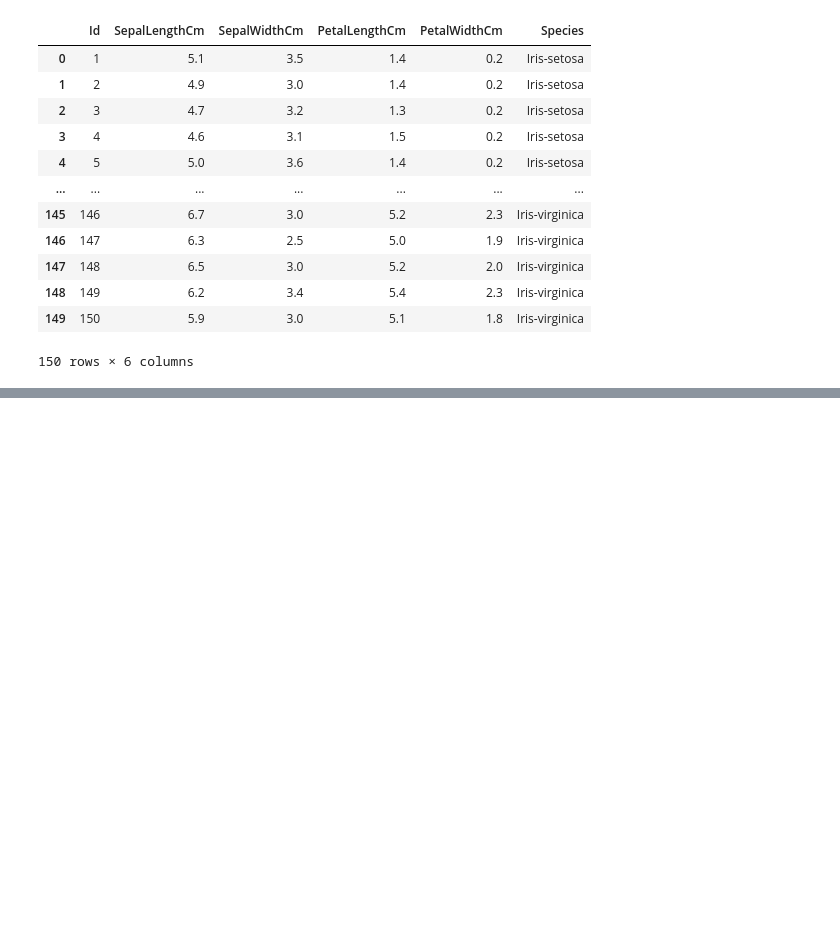
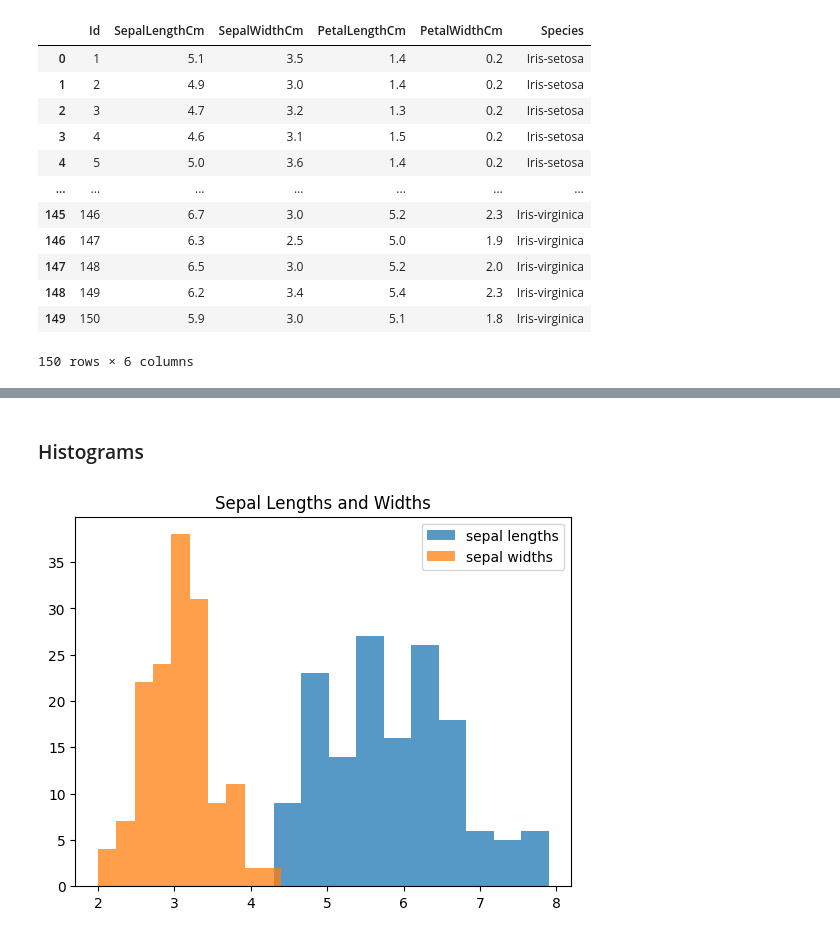
Before and after one commit to Ploenypp/tuto-stats, a Jupyter notebook: iris.ipynb, the cells around one changed output, grey strips where cells are left out. Drawn from its saved outputs; the diff is of its cells as text; code cells hidden in the pictures; blank space fills up the shorter version.

```diff
--- a/iris.ipynb
+++ b/iris.ipynb
@@ -32,0 +90,11 @@ Spec = "Species"
+# %% [markdown]
+### Histograms
+# %%
+# Sepal Lengths & Widths
+plt.hist(SL, alpha = 0.75, label = "sepal lengths")
+plt.hist(SW, alpha = 0.75, label = "sepal widths")
+plt.title("Sepal Lengths and Widths")
+plt.legend()
+plt.show()
+# %% [output]
+[figure, added]
```
Also changed, not shown: parts of 19 cells of this notebook.
